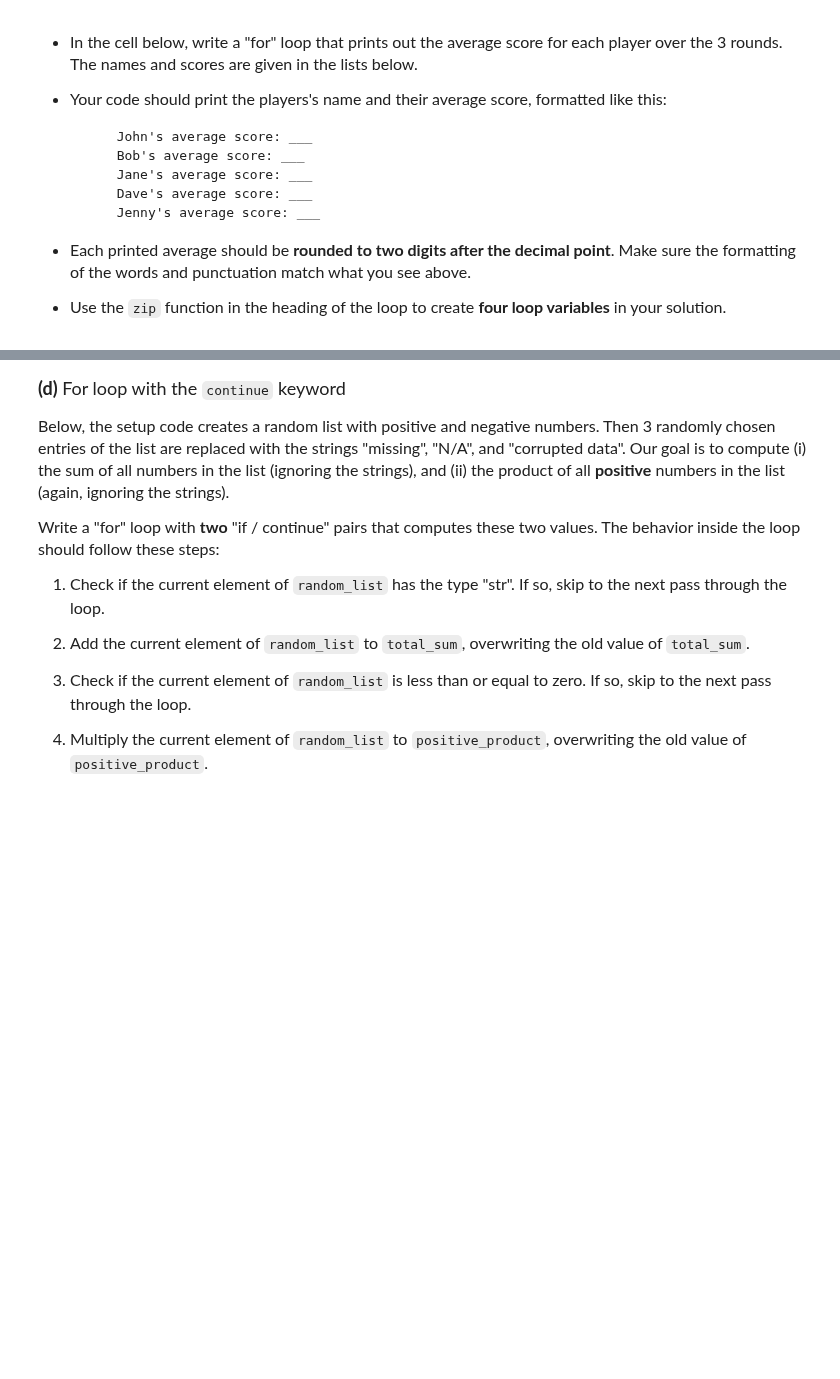
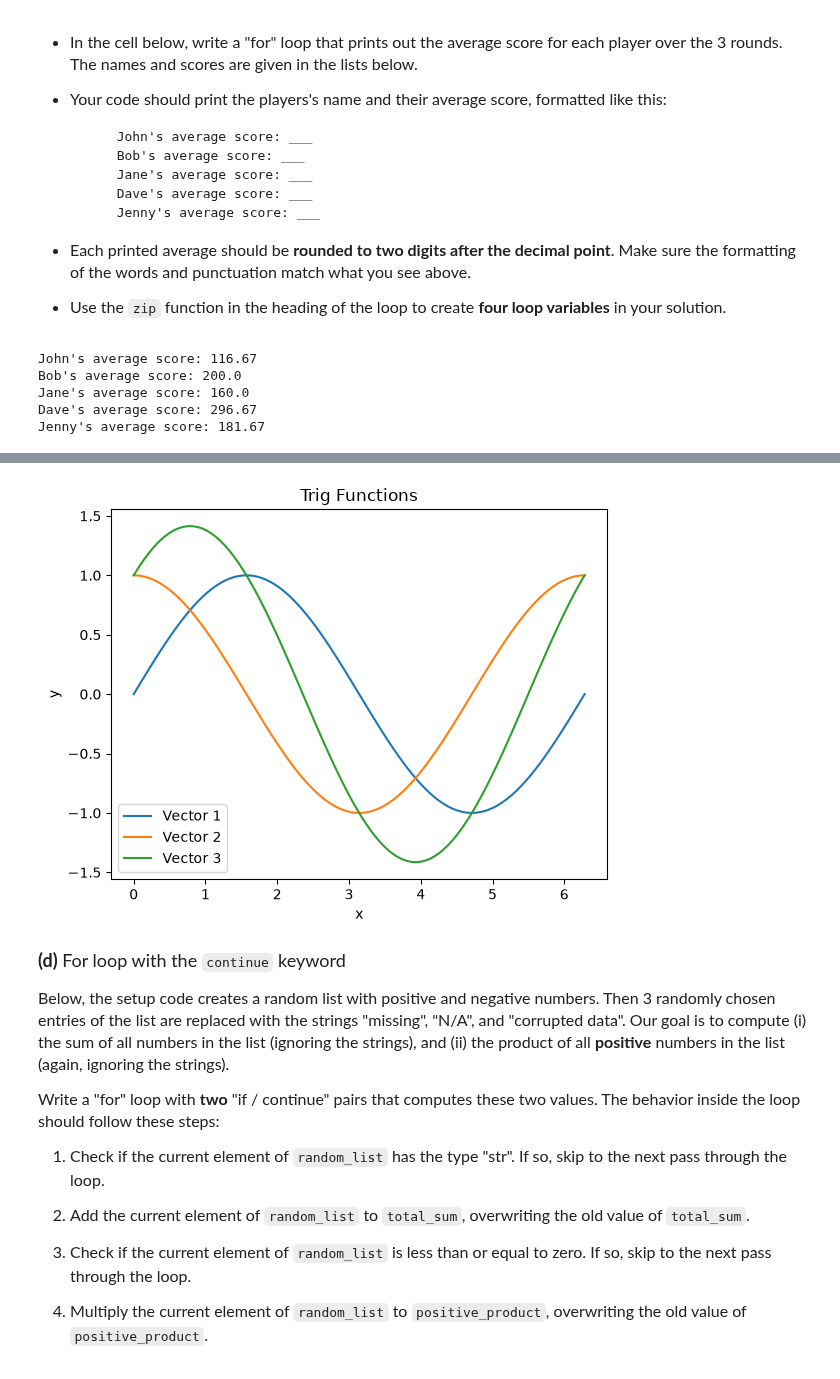
Before and after one commit to TomiokaGiyuu/datasci151fall2026, a Jupyter notebook: _assignments/assignment_5/Assignment5.ipynb, the cells around one changed output, grey strips where cells are left out. Saved outputs shown, nothing was run; the diff lists cells and outputs as text; code cells hidden in the pictures; blank space fills up the shorter version.

```diff
--- a/_assignments/assignment_5/Assignment5.ipynb
+++ b/_assignments/assignment_5/Assignment5.ipynb
@@ -136,6 +150,14 @@ round3 = [130, 190, 170, 310, 175]
 
 
 # Your code here
+for name, r1, r2, r3 in zip(player_names, round1, round2, round3):
+    print(f"{name}'s average score: {round((r1+r2+r3)/3,2)}")
+# %% [output]
+John's average score: 116.67
+Bob's average score: 200.0
+Jane's average score: 160.0
+Dave's average score: 296.67
+Jenny's average score: 181.67
 # %% [markdown]
 <font size = "4">
 
@@ -162,6 +184,25 @@ round3 = [130, 190, 170, 310, 175]
 <img src="figures/trig_functions.png" alt="drawing" width="350"/>
 # %%
 # Your code here
+import numpy as np
+from math import pi
+import matplotlib.pyplot as plt
+vec_x = np.linspace(0, 2*pi, 100)
+vec_y1 = np.sin(vec_x)
+vec_y2 = np.cos(vec_x)
+vec_y3 = np.sin(vec_x)+np.cos(vec_x)
+list_vectors = [vec_y1, vec_y2, vec_y3]
+
+plt.figure()
+for i, vec_y in enumerate(list_vectors):
+    plt.plot(vec_x, vec_y, label=f"Vector {i + 1}")
+plt.xlabel("x")
+plt.ylabel("y")
+plt.title("Trig Functions")
+plt.legend()
+plt.show()
+# %% [output]
+[figure, added]
 # %% [markdown]
 <font size = "4">
 
```
Also changed, not shown: parts of 5 cells of this notebook.
